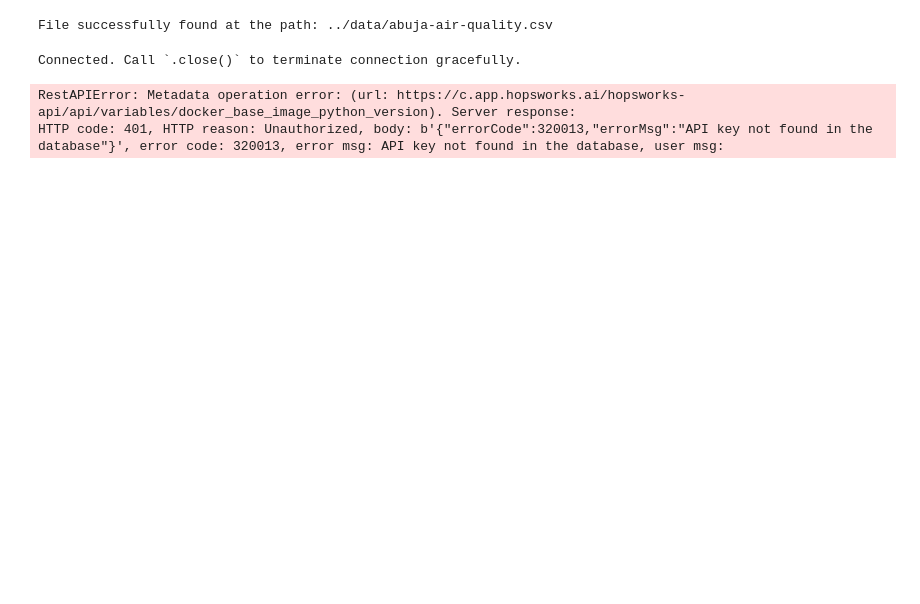
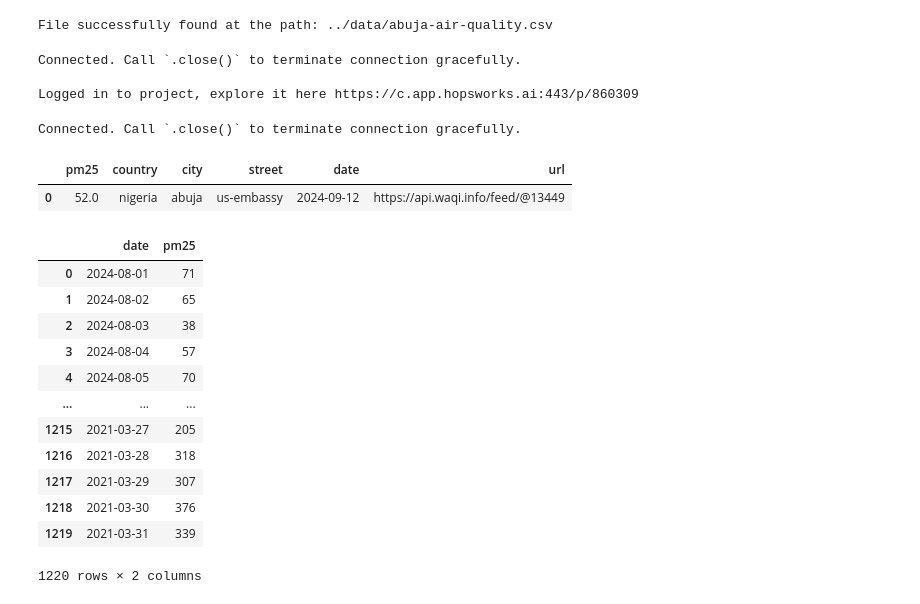
Before and after one commit to Duks31/air_quality, a Jupyter notebook: notebooks/air_quality_feature_backfill.ipynb, the cells around one changed output. Cells and saved outputs as stored; diff of their text form; code cells hidden in the pictures; blank space fills up the shorter version.

Commit message:
air quality feature backfill to hopsworks fs

```diff
--- a/notebooks/air_quality_feature_backfill.ipynb
+++ b/notebooks/air_quality_feature_backfill.ipynb
@@ -35,9 +31,48 @@ AQI_API_KEY = os.getenv("AQI_API_KEY")
 
 if AQI_API_KEY == None:
     raise ValueError("AQI_API_KEY not found in environment variables")
-# %%
-project = hopsworks.login(api_key_value=HOPSWORKS_API_KEY, api_key_file=None)
-# %% [output]
-Connected. Call `.close()` to terminate connection gracefully.
-RestAPIError: Metadata operation error: (url: https://c.app.hopsworks.ai/hopsworks-api/api/variables/docker_base_image_python_version). Server response:
-HTTP code: 401, HTTP reason: Unauthorized, body: b'{"errorCode":320013,"errorMsg":"API key not found in the database"}', error code: 320013, error msg: API key not found in the database, user msg:
+# %%
+with open('../hopsworks-api-key.txt', 'r') as file:
+    os.environ["HOPSWORKS_API_KEY"] = file.read().rstrip()
+
+project = hopsworks.login()
+# %% [output]
+Connected. Call `.close()` to terminate connection gracefully.
+
+Logged in to project, explore it here https://c.app.hopsworks.ai:443/p/860309
+# %%
+secrets = util.secrets_api(project.name)
+
+try:
+    secrets.create_secret("AQI_API_KEY", AQI_API_KEY)
+except hopsworks.RestAPIError:
+    AQI_API_KEY = secrets.get_secret("AQI_API_KEY").value
+# %% [output]
+Connected. Call `.close()` to terminate connection gracefully.
+# %%
+try:
+    aq_today_data = util.get_pm25(aqicn_url, country, city, street, today, AQI_API_KEY)
+except hopsworks.RestAPIError:
+    print("It looks like the AQI_API_KEY doesn't work for your sensor. Is the API key correct? Is the sensor URL correct?")
+
+aq_today_data
+# %% [output]
+|  | pm25 | country | city | street | date | url |
+| 0 | 52.0 | nigeria | abuja | us-embassy | 2024-09-12 | https://api.waqi.info/feed/@13449 |
+# %%
+data = pd.read_csv(csv_file, parse_dates=["date"], skipinitialspace=True)
+data
+# %% [output]
+|  | date | pm25 |
+| 0 | 2024-08-01 | 71 |
+| 1 | 2024-08-02 | 65 |
+| 2 | 2024-08-03 | 38 |
+| 3 | 2024-08-04 | 57 |
+| 4 | 2024-08-05 | 70 |
+| ... | ... | ... |
+| 1215 | 2021-03-27 | 205 |
+| 1216 | 2021-03-28 | 318 |
+| 1217 | 2021-03-29 | 307 |
+| 1218 | 2021-03-30 | 376 |
+| 1219 | 2021-03-31 | 339 |
+1220 rows × 2 columns
```
Also changed, not shown: parts of 20 cells of this notebook, 2 other files.
